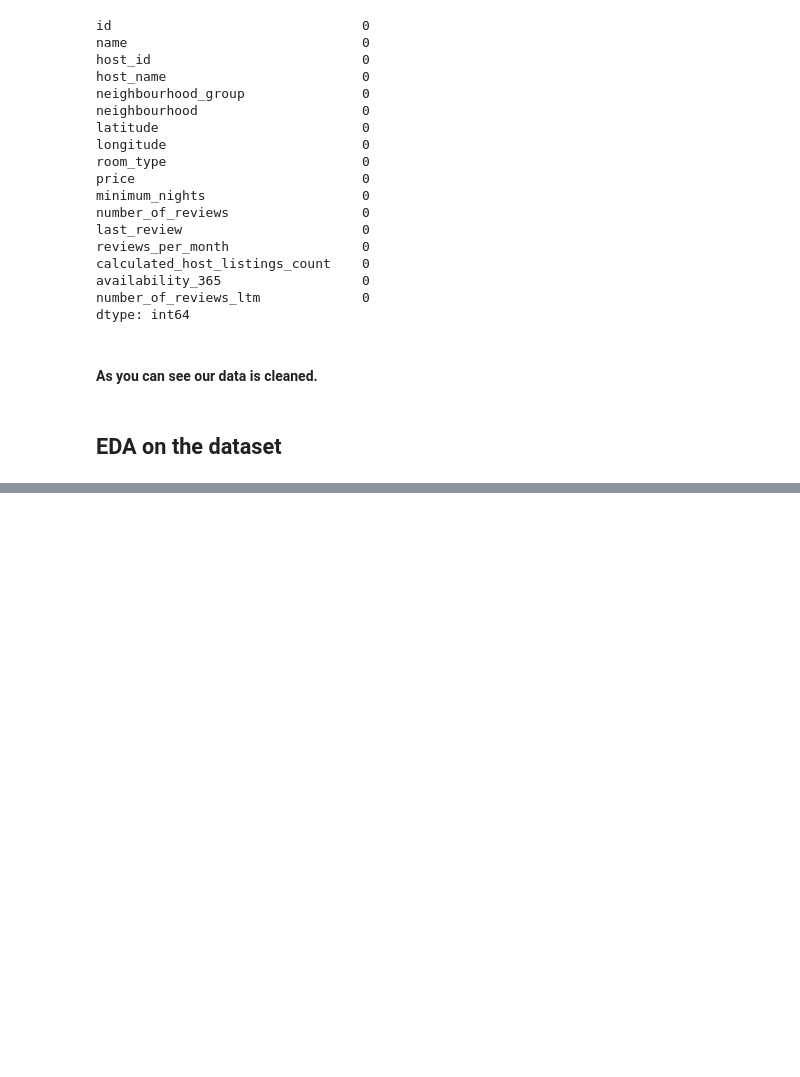
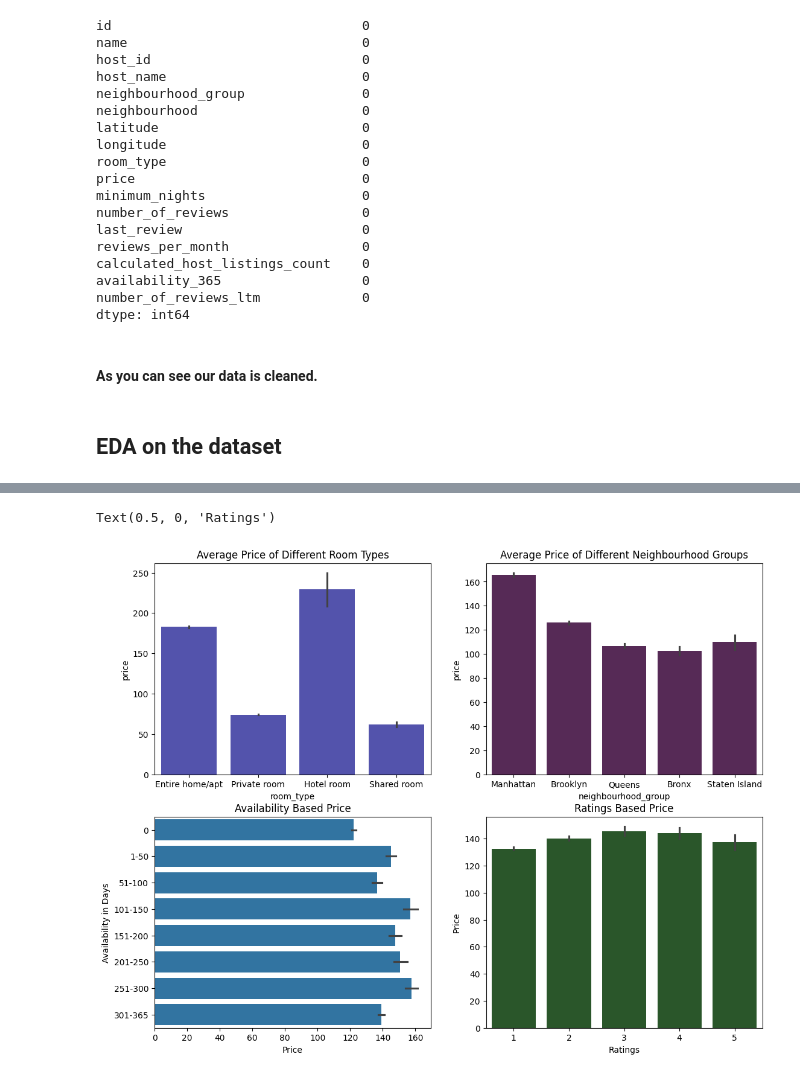
Before and after one commit to Ankit6174/Airbnb-Price-Analysis, a Jupyter notebook: notebooks/exploratory_analysis.ipynb, the cells around one changed output, grey strips where cells are left out. Drawn from its saved outputs; the diff is of its cells as text; code cells hidden in the pictures; blank space fills up the shorter version.

```diff
--- a/notebooks/exploratory_analysis.ipynb
+++ b/notebooks/exploratory_analysis.ipynb
@@ -85,0 +57,27 @@ Text(0.5, 1.0, 'Room Type Distribution')
+# %%
+plt.figure(figsize=(13, 10))
+
+plt.subplot(2, 2, 1)
+sns.barplot(x='room_type', y='price', data=data, color='blue', saturation=0.35)
+plt.title('Average Price of Different Room Types')
+
+plt.subplot(2, 2, 2)
+sns.barplot(x='neighbourhood_group', y='price', data=data, estimator=np.mean, color='purple', saturation=0.35)
+plt.title('Average Price of Different Neighbourhood Groups')
+
+plt.subplot(2, 2, 3)
+availability = pd.cut(data['availability_365'], bins=[-1, 0, 50, 100, 150, 200, 250, 300, 365], labels=['0', '1-50', '51-100', '101-150', '151-200', '201-250', '251-300', '301-365'])
+sns.barplot(y=availability, x=data['price'])
+plt.title('Availability Based Price')
+plt.ylabel('Availability in Days')
+plt.xlabel('Price')
+
+plt.subplot(2, 2, 4)
+ratings = pd.cut(data['reviews_per_month'], bins=[0, 1, 2, 3, 4, 5], labels=['1', '2', '3', '4', '5'])
+sns.barplot(x=ratings, y=data['price'], color='green', saturation=0.35)
+plt.title('Ratings Based Price')
+plt.ylabel('Price')
+plt.xlabel('Ratings')
+# %% [output]
+Text(0.5, 0, 'Ratings')
+[figure, added]
```
Also changed, not shown: parts of 19 cells of this notebook, 5 other files.
